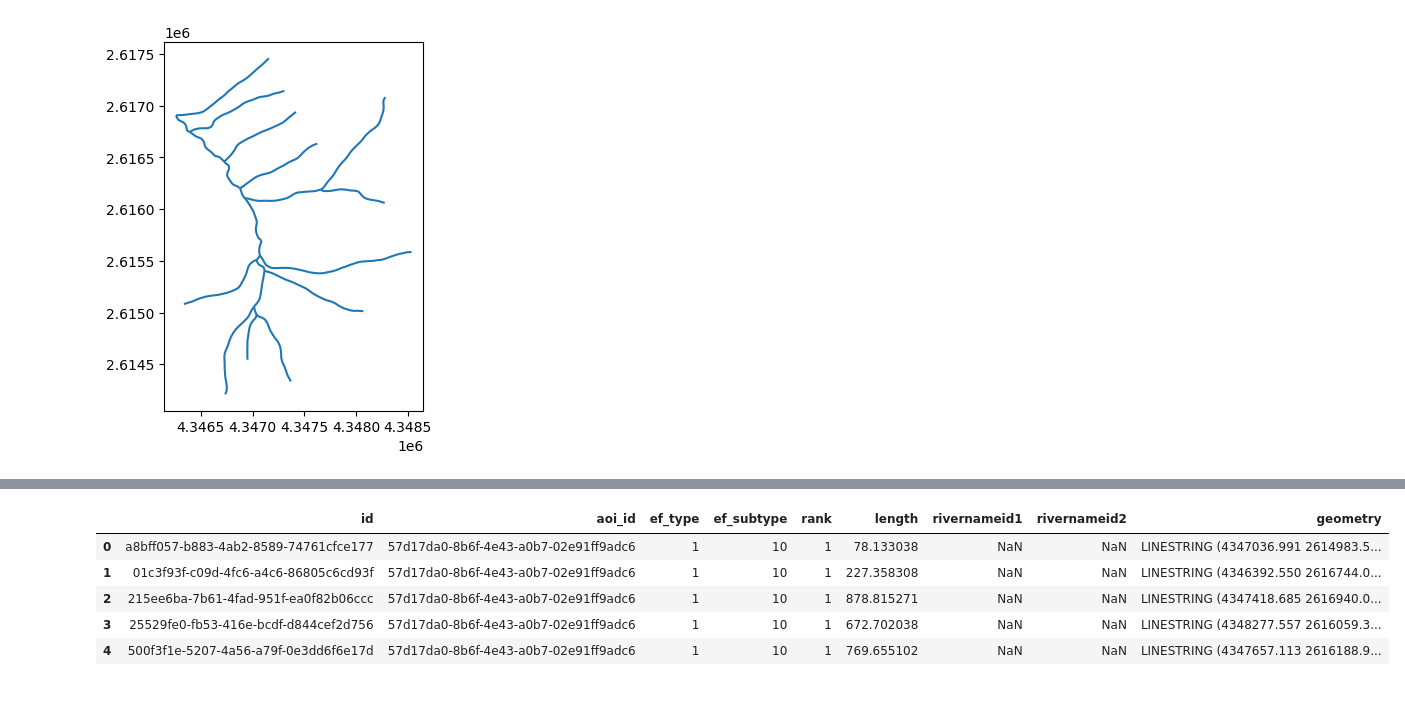
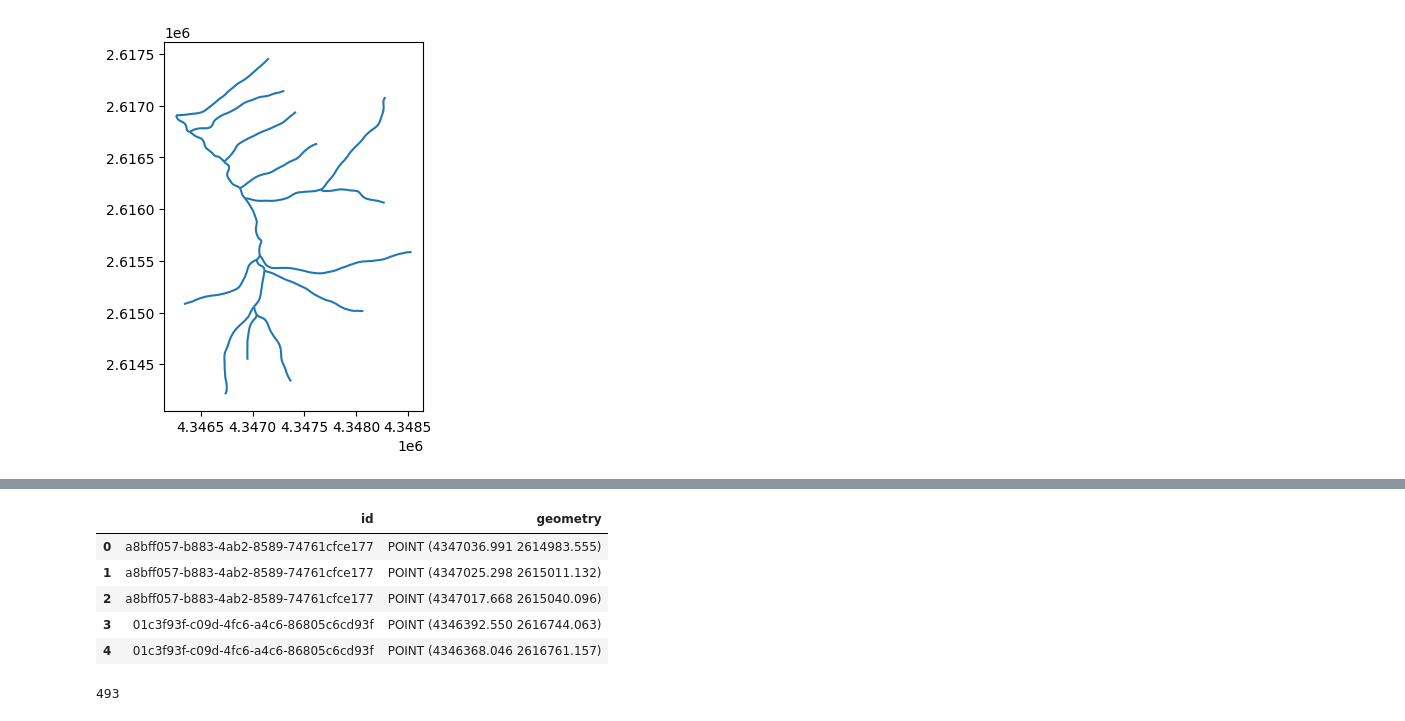
Before and after one commit to geogugal/hello-geopy, a Jupyter notebook: cwf-spatial-analyst/points-lines.ipynb, the cells around one changed output, grey strips where cells are left out. Saved outputs shown, nothing was run; the diff lists cells and outputs as text; code cells hidden in the pictures.

```diff
--- a/cwf-spatial-analyst/points-lines.ipynb
+++ b/cwf-spatial-analyst/points-lines.ipynb
@@ -22,0 +56,30 @@ lines.plot()
+# %%
+from shapely.ops import substring
+from shapely.geometry import Point
+
+# initialise variables as empty lists
+r = []
+points = []
+fid = []
+
+# iterate through each row in the gdf
+for i, row in lines.iterrows():
+
+    # store id and geometry for each iteration
+    id = row['id']
+    geom = row['geometry']
+
+    # intialise distance variable at 0
+    d = 0
+    # if distance is less than or equal to the length of the linestring
+    while d <= geom.length:
+        # split line geom using substring() every 30 metres
+        r = substring(geom, start_dist=d, end_dist=d+30)
+        # save first point as point geom
+        point = Point(r.coords[0])
+        # append point geom to points list
+        points.append(point)
+        # save feature id for each line
+        fid.append(id)
+        # incremently add 30 to distance var
+        d += 30
@@ -22,0 +104,5 @@ lines.plot()
+# %%
+# save points as a geodataframe
+points_gdf = gpd.GeoDataFrame({'id': fid, 'geometry':points}, crs='EPSG:3347')
+# print points coordinate reference system
+points_gdf.crs
@@ -23,9 +124,14 @@ lines.plot()
 # %%
-lines.head()
+points_gdf.head()
 # %% [output]
-|  | id | aoi_id | ef_type | ef_subtype | rank | length | rivernameid1 | rivernameid2 | geometry |
-| 0 | a8bff057-b883-4ab2-8589-74761cfce177 | 57d17da0-8b6f-4e43-a0b7-02e91ff9adc6 | 1 | 10 | 1 | 78.133038 | NaN | NaN | LINESTRING (4347036.991 2614983.5... |
-| 1 | 01c3f93f-c09d-4fc6-a4c6-86805c6cd93f | 57d17da0-8b6f-4e43-a0b7-02e91ff9adc6 | 1 | 10 | 1 | 227.358308 | NaN | NaN | LINESTRING (4346392.550 2616744.0... |
-| 2 | 215ee6ba-7b61-4fad-951f-ea0f82b06ccc | 57d17da0-8b6f-4e43-a0b7-02e91ff9adc6 | 1 | 10 | 1 | 878.815271 | NaN | NaN | LINESTRING (4347418.685 2616940.0... |
-| 3 | 25529fe0-fb53-416e-bcdf-d844cef2d756 | 57d17da0-8b6f-4e43-a0b7-02e91ff9adc6 | 1 | 10 | 1 | 672.702038 | NaN | NaN | LINESTRING (4348277.557 2616059.3... |
-| 4 | 500f3f1e-5207-4a56-a79f-0e3dd6f6e17d | 57d17da0-8b6f-4e43-a0b7-02e91ff9adc6 | 1 | 10 | 1 | 769.655102 | NaN | NaN | LINESTRING (4347657.113 2616188.9... |
+|  | id | geometry |
+| 0 | a8bff057-b883-4ab2-8589-74761cfce177 | POINT (4347036.991 2614983.555) |
+| 1 | a8bff057-b883-4ab2-8589-74761cfce177 | POINT (4347025.298 2615011.132) |
+| 2 | a8bff057-b883-4ab2-8589-74761cfce177 | POINT (4347017.668 2615040.096) |
+| 3 | 01c3f93f-c09d-4fc6-a4c6-86805c6cd93f | POINT (4346392.550 2616744.063) |
+| 4 | 01c3f93f-c09d-4fc6-a4c6-86805c6cd93f | POINT (4346368.046 2616761.157) |
+# %%
+# total number of generated points
+len(points_gdf)
+# %% [output]
+493
```
Also changed, not shown: parts of 14 cells of this notebook, 9 other files.
